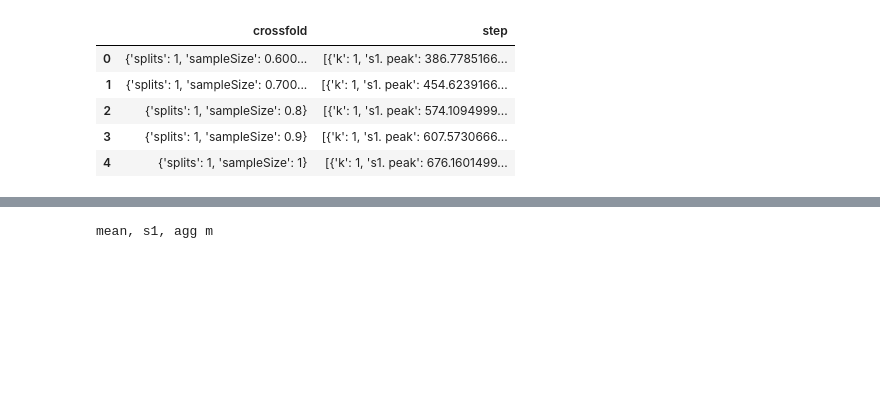
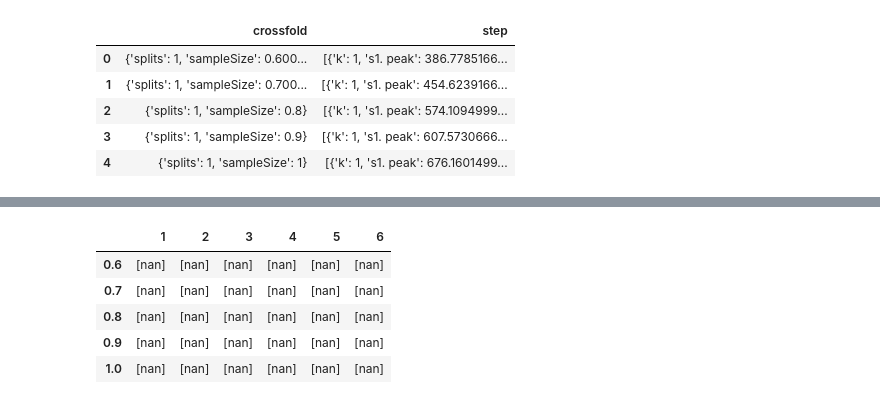
Before and after one commit to vicaba/siot-eclustering-viz, a Jupyter notebook: siot-clustering2.ipynb, the cells around one changed output, grey strips where cells are left out. Cells and saved outputs as stored; diff of their text form; code cells hidden in the pictures; blank space fills up the shorter version.

```diff
--- a/siot-clustering2.ipynb
+++ b/siot-clustering2.ipynb
@@ -171,18 +193,31 @@ summaryBatch_global_statistics = pd.DataFrame(step_list, index=index)
 # %%
-index_list = [x/10 for x in range(6, 11)]
-columns = [x for x in range(1, k+1)]
-step_list = []
+def getMetrics(metric, summaryMetric):
 
-print("mean, s1, agg m")
-for j in range(1, k+1):
-    k_list = []
+    index_list = [x/10 for x in range(6, 11)]
+    cols = [x for x in range(1, k+1)]
+    step_list = []
+
     for ssize in (x/10 for x in range(6, 11)):
-        query = f"k == {j} and sampleSize == {ssize} and metric == \"mean\""
-        data = {"s1. agg m" : summaryBatch_global_statistics.query(query)["s1. agg m"].mean()}
-        k_list.append(data["s1. agg m"])
-    step_list.append(k_list)
+        query = f"sampleSize == {ssize} and metric == \"{summaryMetric}\" "
+        dataAllK = summaryBatch_global_statistics.query(query)[f"{metric}"]
+        dictAllK = {}
+        for j in range(1, k+1):
+            d = dataAllK.reset_index().query(f"k == {j}")[f"{metric}"]
+            dictAllK[f"{j}"] = d.values
+        s = pd.Series(dictAllK, name=f"{ssize}")
+        step_list.append(s)
+
+    return pd.DataFrame(step_list)
+
+getMetrics("s1. agg m", "mean")
+getMetrics("s1. agg m", "stdv")
 # %% [output]
-mean, s1, agg m
+|  | 1 | 2 | 3 | 4 | 5 | 6 |
+| 0.6 | [nan] | [nan] | [nan] | [nan] | [nan] | [nan] |
+| 0.7 | [nan] | [nan] | [nan] | [nan] | [nan] | [nan] |
+| 0.8 | [nan] | [nan] | [nan] | [nan] | [nan] | [nan] |
+| 0.9 | [nan] | [nan] | [nan] | [nan] | [nan] | [nan] |
+| 1.0 | [nan] | [nan] | [nan] | [nan] | [nan] | [nan] |
 # %%
 #pd.DataFrame(data=step_list,columns=columns)
 
```
Also changed, not shown: parts of 4 cells of this notebook.
